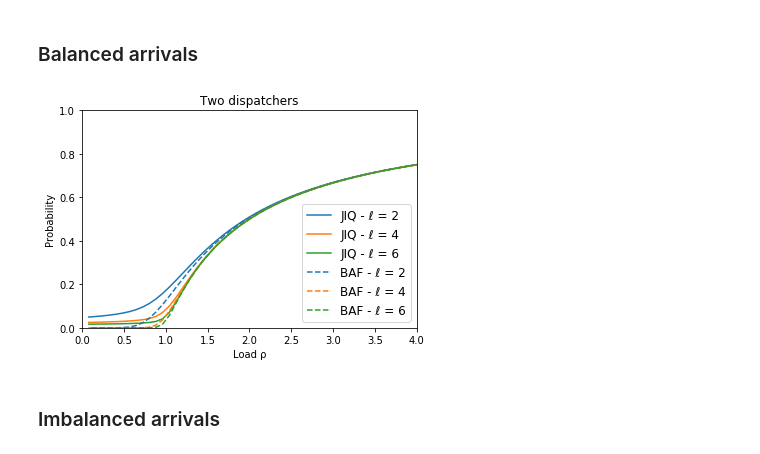
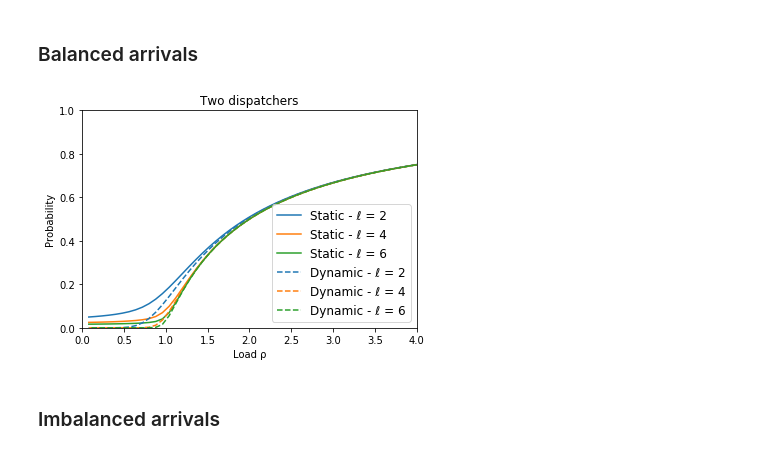
Before and after one commit to ccomte/phd-thesis, a Jupyter notebook: 9-2-load-balancing-with-multiple-dispatchers/plot.ipynb, the cells around one changed output. Drawn from its saved outputs; the diff is of its cells as text; code cells hidden in the pictures.

Commit message:
Refactorize code in Section 9.2
Create two functions multi_dispatcher_static_df and
multi_dispatcher_dynamic_df to avoid repeating code.

```diff
--- a/9-2-load-balancing-with-multiple-dispatchers/plot.ipynb
+++ b/9-2-load-balancing-with-multiple-dispatchers/plot.ipynb
@@ -143,50 +158,33 @@ ll = [2,4,6]
 α1 = .5 # proportion of arrivals at dispatcher 1
 p1 = .5 # routing probabilities of tokens to dispatcher 1
-# %%
-static_result = []
-for l in ll:
-    static_result.append([
-        (
-            (1-α1) / single_dispatcher(l * ones(N, dtype=int), p1 * μ * ones(N), α1 * N * μ * ρ)
-            + α1 / single_dispatcher(l * ones(N, dtype=int), (1-p1) * μ * ones(N), (1-α1) * N * μ * ρ)
-        )
-        / multi_dispatcher_static(l * ones(N, dtype=int), p1 / (α1*N*ρ), (1-p1) / ((1-α1)*N*ρ)) for ρ in ρρ
-    ])
-# %%
-dynamic_result = []
-for l in ll:
-    dynamic_result.append([
-        (
-            (1-α1) * dynamic(N, l, 1. / (α1*N*ρ), 0.)
-            + α1 * dynamic(N, l, 0., 1. / ((1-α1)*N*ρ))
-        )
-        / dynamic(N, l, 1. / (α1*N*ρ), 1. / ((1-α1)*N*ρ))
-        for ρ in ρρ
-    ])
+# %%
+static = [multi_dispatcher_static_df(I, l, α1, p1, μ, ρρ) for l in ll]
+# %%
+dynamic = [multi_dispatcher_dynamic_df(I, l, α1, μ, ρρ) for l in ll]
 # %%
 # plot
 for i,l in enumerate(ll):
-    plot(ρρ, static_result[i], label = "JIQ - ℓ = " + str(l))
+    plot(ρρ, static[i], label = "Static - ℓ = " + str(l))
 
 for i,l in enumerate(ll):
-    plot(ρρ, dynamic_result[i], '--', color = 'C'+str(i), label = "BAF - ℓ = " + str(l))
+    plot(ρρ, dynamic[i], '--', color = 'C'+str(i), label = "Dynamic - ℓ = " + str(l))
 
 #for i,l in enumerate(ll):
 #    ρρρ, exp_blocking \
 #    = loadtxt('data/dispatchers' + str(l) + '-balanced-blocking', delimiter='\t', unpack=True)
-#    plot(ρρρ, exp_blocking, color = 'C' + str(i), linestyle="None", marker="x", label="JIQ - ℓ = " + str(l))
+#    plot(ρρρ, exp_blocking, color = 'C' + str(i), linestyle="None", marker="x", label="Static - ℓ = " + str(l))
 
 #for i,l in enumerate(ll):
 #    ρρρ, exp_blocking \
 #    = loadtxt('data/baf' + str(l) + '-balanced-blocking', delimiter='\t', unpack=True)
-#    plot(ρρρ, exp_blocking, color = 'C' + str(i), linestyle="None", marker="+", label="BAF - ℓ = " + str(l))
+#    plot(ρρρ, exp_blocking, color = 'C' + str(i), linestyle="None", marker="+", label="Dynamic - ℓ = " + str(l))
 
 xlim(0,4); ylim(0,1)
 legend(loc=4); title("Two dispatchers")
 xlabel("Load ρ"); ylabel("Probability")
 show()
 # %% [output]
-[figure, old version]
+[figure, new version]
 # %% [markdown]
 ### Imbalanced arrivals
 # %%
```
Also changed, not shown: parts of 29 cells of this notebook.
